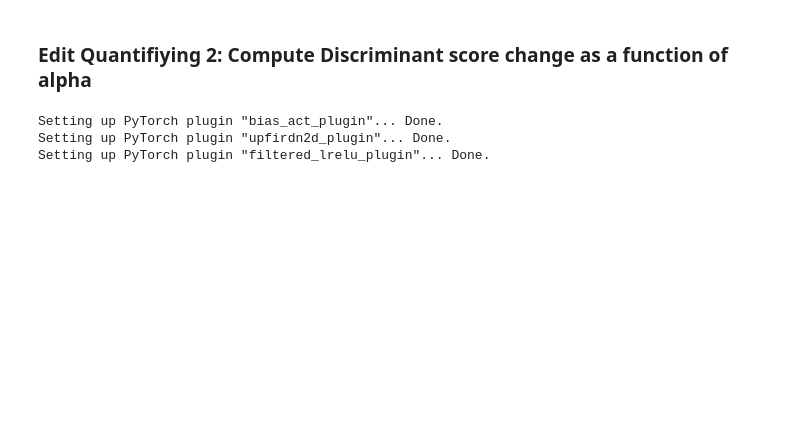
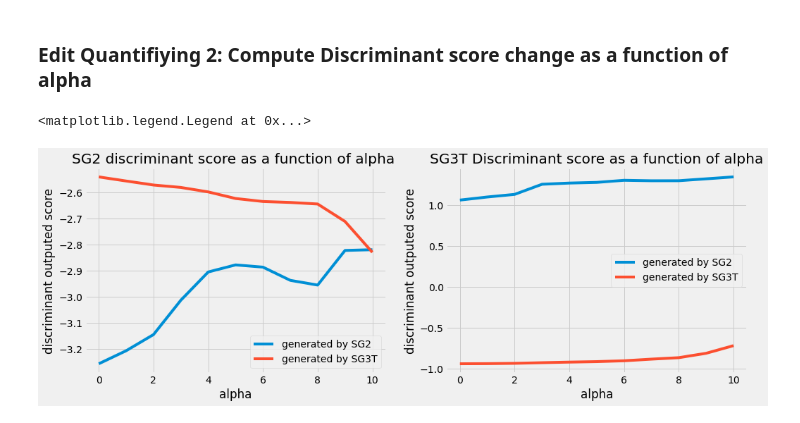
Before and after one commit to miki998/styleSpaceGan3-pytorch, a Jupyter notebook: notebooks/editingScore.ipynb, the cells around one changed output. Saved outputs shown, nothing was run; the diff lists cells and outputs as text; code cells hidden in the pictures; blank space fills up the shorter version.

Commit message:
added comments on notebook and generated videos

```diff
--- a/notebooks/editingScore.ipynb
+++ b/notebooks/editingScore.ipynb
@@ -144,17 +139,13 @@ from models.stylegan3 import legacy
 model_path = "../pretrained/stylegan2/ffhq.pkl"
 with dnnlib.util.open_url(model_path) as f:
     D2 = legacy.load_network_pkl(f)['D']
-D2 = D2.eval()
+D2 = D2.eval().cuda()
 
 # here we use SG3T
 model_path = "../pretrained/stylegan3/stylegan3-t-ffhq-1024x1024.pkl"
 with dnnlib.util.open_url(model_path) as f:
     D3 = legacy.load_network_pkl(f)['D']
-D3 = D3.eval()
+D3 = D3.eval().cuda()
 # %%
-ys2 = SG2.generate_batch_from_seeds([504], return_style=True)
-ys3 = SG3.generate_batch_from_seeds([1002], return_style=True)
+ys2 = SG2.generate_batch_from_seeds([12334], return_style=True)
+ys3 = SG3.generate_batch_from_seeds([98766], return_style=True)
-# %% [output]
-Setting up PyTorch plugin "bias_act_plugin"... Done.
-Setting up PyTorch plugin "upfirdn2d_plugin"... Done.
-Setting up PyTorch plugin "filtered_lrelu_plugin"... Done.
@@ -163,16 +152,20 @@ plot the image original ones to see them
 # %%
-dscoreS2 = []
-alphas  = [0,5,10,15,20,25,30,35,40]
+dscoreS2a = []
+dscoreS2b = []
+alphas    = [0,5,10,15,20,25,30,35,40,60,80]
 
 for alpha in tqdm(alphas):
-    modifimg2 = editGan2(SG2 ,ys2['ys'], ys2['rgb_ys'], -alpha, 175, 4)
+    modifimg2 = edit_image_stylegan2(SG2 ,ys2['ys'], ys2['rgb_ys'], alpha, 175, 4, raw=True).to(torch.float64)
 
-    dscoreS2.append(D2(modifimg2,None))
+    dscoreS2a.append(D2(modifimg2[None],None).cpu().item())
+    dscoreS2b.append(D3(modifimg2[None],None).cpu().item())
 # %%
-dscoreS3 = []
-alphas  = [0,5,10,15,20,25,30,35,40]
+dscoreS3a = []
+dscoreS3b = []
+alphas    = [0,5,10,15,20,25,30,35,40,60,80]
 
 for alpha in tqdm(alphas):
-    modifimg3 = editGan3(SG2 ,ys2['ys'], -alpha, 175, 4)
+    modifimg3 = edit_image_stylegan3(SG3 ,ys3['ys'], alpha, 212, 6, raw=True).to(torch.float64)
 
-    dscoreS3.append(D3(modifimg2,None))
+    dscoreS3a.append(D2(modifimg3[None],None).cpu().item())
+    dscoreS3b.append(D3(modifimg3[None],None).cpu().item())
@@ -181,0 +172,20 @@ plt.imshow()
+# %%
+fig,ax = plt.subplots(1,2,figsize=(15,5))
+ax[0].plot(dscoreS2a,label='generated by SG2')
+ax[0].plot(dscoreS3a,label='generated by SG3T')
+
+ax[0].set_title('SG2 discriminant score as a function of alpha ')
+ax[0].set_ylabel('discriminant outputed score')
+ax[0].set_xlabel('alpha')
+ax[0].legend()
+
+ax[1].plot(dscoreS2b,label='generated by SG2')
+ax[1].plot(dscoreS3b,label='generated by SG3T')
+
+ax[1].set_title('SG3T Discriminant score as a function of alpha')
+ax[1].set_ylabel('discriminant outputed score')
+ax[1].set_xlabel('alpha')
+ax[1].legend()
+# %% [output]
+<matplotlib.legend.Legend at 0x...>
+[figure, added]
```
Also changed, not shown: parts of 12 cells of this notebook, 9 other files.
